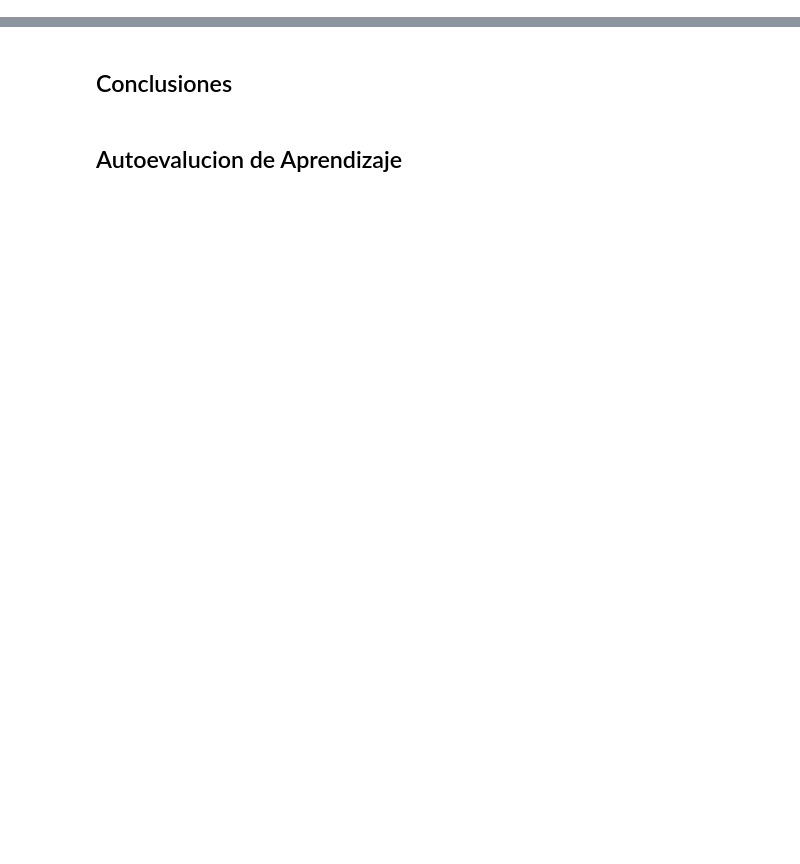
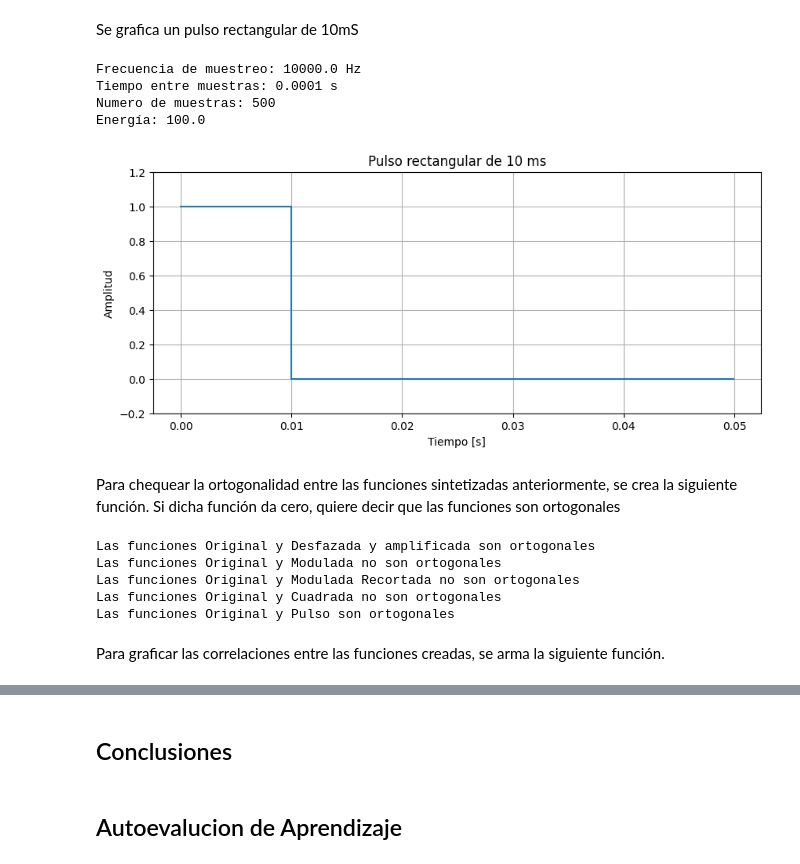
Before and after one commit to ArturoHuber1/APS, a Jupyter notebook: TS1/TS1.ipynb, the cells around one changed output, grey strips where cells are left out. Cells and saved outputs as stored; diff of their text form; code cells hidden in the pictures; blank space fills up the shorter version.

```diff
--- a/TS1/TS1.ipynb
+++ b/TS1/TS1.ipynb
@@ -166,0 +276,43 @@ Se grafica en el mismo grafico, para poder apreciar la diferencia en la fase y e
+# %% [markdown]
+Se grafica un pulso rectangular de 10mS
+# %%
+################### Punto 6 #######################
+
+# Parámetros
+duracion = 0.05
+pulso_duracion = 0.01  # 10 ms
+N = 500
+t = np.linspace(0, duracion, N, endpoint=False)
+
+# Pulso rectangular
+pulso = np.where(t < pulso_duracion, 1.0, 0.0)
+
+# Muestreo
+fs = N / duracion
+Ts = 1 / fs
+
+# Energía
+E = np.sum(pulso**2)
+
+print("Frecuencia de muestreo:", fs, "Hz")
+print("Tiempo entre muestras:", Ts, "s")
+print ("Numero de muestras:", N)
+print("Energía:", E)
+
+# Graficar
+plt.figure(figsize=(10,4))
+plt.plot(t, pulso, drawstyle="steps-post")
+plt.title("Pulso rectangular de 10 ms")
+plt.xlabel("Tiempo [s]")
+plt.ylabel("Amplitud")
+plt.ylim(-0.2, 1.2)
+plt.grid(True)
+plt.show()
+# %% [output]
+Frecuencia de muestreo: 10000.0 Hz
+Tiempo entre muestras: 0.0001 s
+Numero de muestras: 500
+Energía: 100.0
+[figure, added]
+# %% [markdown]
+Para chequear la ortogonalidad entre las funciones sintetizadas anteriormente, se crea la siguiente función. Si dicha función da cero, quiere decir que las funciones son ortogonales
@@ -166,0 +341,14 @@ Se grafica en el mismo grafico, para poder apreciar la diferencia en la fase y e
+# %%
+ortogonalidad(Original, y2, "Original", "Desfazada y amplificada")
+ortogonalidad(Original, s_am, "Original", "Modulada")
+ortogonalidad(Original, s_clip, "Original", "Modulada Recortada")
+ortogonalidad(Original, sq, "Original", "Cuadrada")
+ortogonalidad(Original, pulso, "Original", "Pulso")
+# %% [output]
+Las funciones Original y Desfazada y amplificada son ortogonales
+Las funciones Original y Modulada no son ortogonales
+Las funciones Original y Modulada Recortada no son ortogonales
+Las funciones Original y Cuadrada no son ortogonales
+Las funciones Original y Pulso son ortogonales
+# %% [markdown]
+Para graficar las correlaciones entre las funciones creadas, se arma la siguiente función.
```
Also changed, not shown: parts of 16 cells of this notebook, 1 other file.
